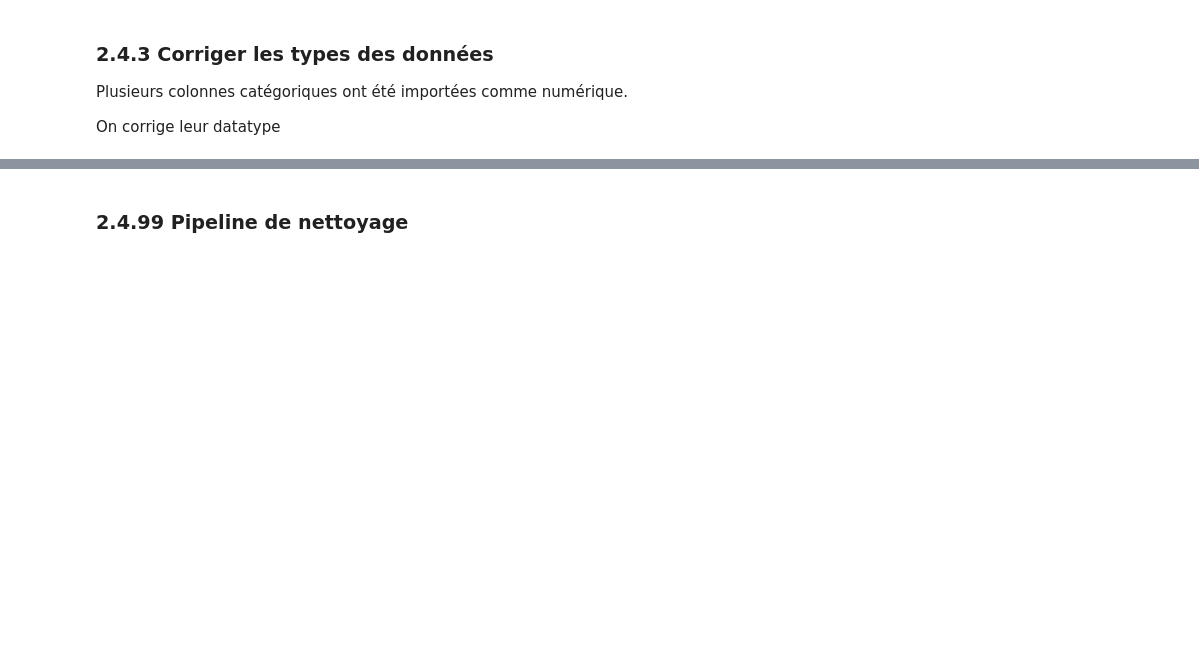
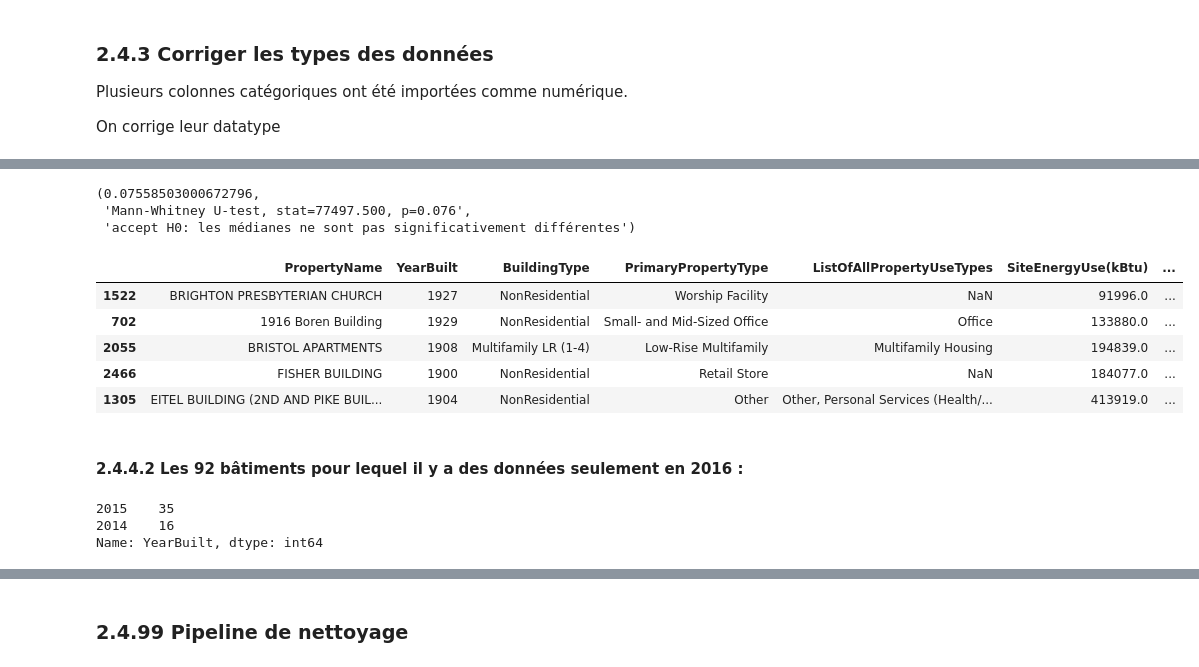
Before and after one commit to mrcreasey/oc-ds-p4-supervised-learning, a Jupyter notebook: Pélec_01_notebook.ipynb, the cells around one changed output, grey strips where cells are left out. Cells and saved outputs as stored; diff of their text form; code cells hidden in the pictures; blank space fills up the shorter version.

```diff
--- a/Pélec_01_notebook.ipynb
+++ b/Pélec_01_notebook.ipynb
@@ -826,0 +856,14 @@ data_df = data_df.pipe(corriger_datatypes)
+# %%
+data_2015_seul = data2015[~data2015['OSEBuildingID'].isin(
+    bat_communs.index)]
+data_2015_both = data2015[data2015['OSEBuildingID'].isin(
+    bat_communs.index)]
+
+print(
+    f'bâtiments 2015 et 2016 - année construite (moyenne) : {round(data_2015_both["YearBuilt"].mean())}')
+print(
+    f'bâtiments 2015 seul - année construite (moyenne): {round(data_2015_seul["YearBuilt"].mean())}')
+print(
+    f'bâtiments 2015 et 2016 : médiane consommation énergétique/sf = {data_2015_both["SiteEUI(kBtu/sf)"].median():.2f}')
+print(
+    f'bâtiments 2015 seul : médiane consommation énergétique/sf = {data_2015_seul["SiteEUI(kBtu/sf)"].median():.2f}')
@@ -826,0 +881,30 @@ data_df = data_df.pipe(corriger_datatypes)
+# %%
+test_mannwhitneyu(data_2015_seul['SiteEUI(kBtu/sf)'],
+                  data_2015_both['SiteEUI(kBtu/sf)'])
+# %% [output]
+(0.07558503000672796,
+ 'Mann-Whitney U-test, stat=77497.500, p=0.076',
+ 'accept H0: les médianes ne sont pas significativement différentes')
+# %%
+cols = ['PropertyName', 'YearBuilt',
+        'BuildingType', 'PrimaryPropertyType', 'ListOfAllPropertyUseTypes']
+cols.extend(target_cols)
+data_2015_seul[cols].sort_values(by='SiteEUI(kBtu/sf)').head()
+# %% [output]
+|  | PropertyName | YearBuilt | BuildingType | PrimaryPropertyType | ListOfAllPropertyUseTypes | SiteEnergyUse(kBtu) | ... |
+| 1522 | BRIGHTON PRESBYTERIAN CHURCH | 1927 | NonResidential | Worship Facility | NaN | 91996.0 | ... |
+| 702 | 1916 Boren Building | 1929 | NonResidential | Small- and Mid-Sized Office | Office | 133880.0 | ... |
+| 2055 | BRISTOL APARTMENTS | 1908 | Multifamily LR (1-4) | Low-Rise Multifamily | Multifamily Housing | 194839.0 | ... |
+| 2466 | FISHER BUILDING | 1900 | NonResidential | Retail Store | NaN | 184077.0 | ... |
+| 1305 | EITEL BUILDING (2ND AND PIKE BUIL... | 1904 | NonResidential | Other | Other, Personal Services (Health/... | 413919.0 | ... |
+# %% [markdown]
+#### 2.4.4.2 Les 92 bâtiments pour lequel il y a des données seulement en 2016 :
+# %%
+data_2016_seul = data2016[~data2016['OSEBuildingID'].isin(bat_communs.index)]
+data_2016_both = data2016[data2016['OSEBuildingID'].isin(bat_communs.index)]
+
+data_2016_seul['YearBuilt'].value_counts()[:2]
+# %% [output]
+2015    35
+2014    16
+Name: YearBuilt, dtype: int64
```
Also changed, not shown: parts of 21 cells of this notebook, 1 other file.
